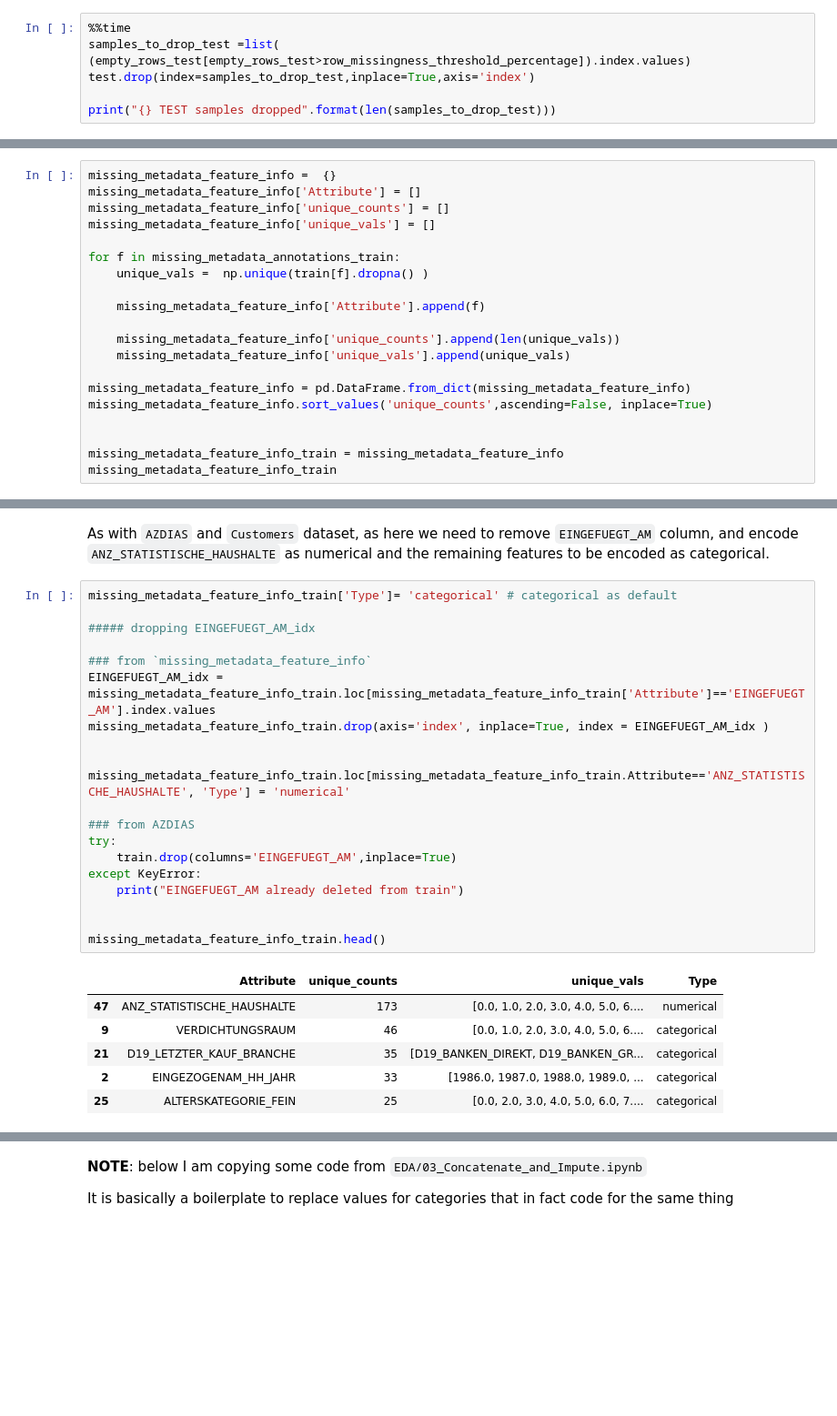
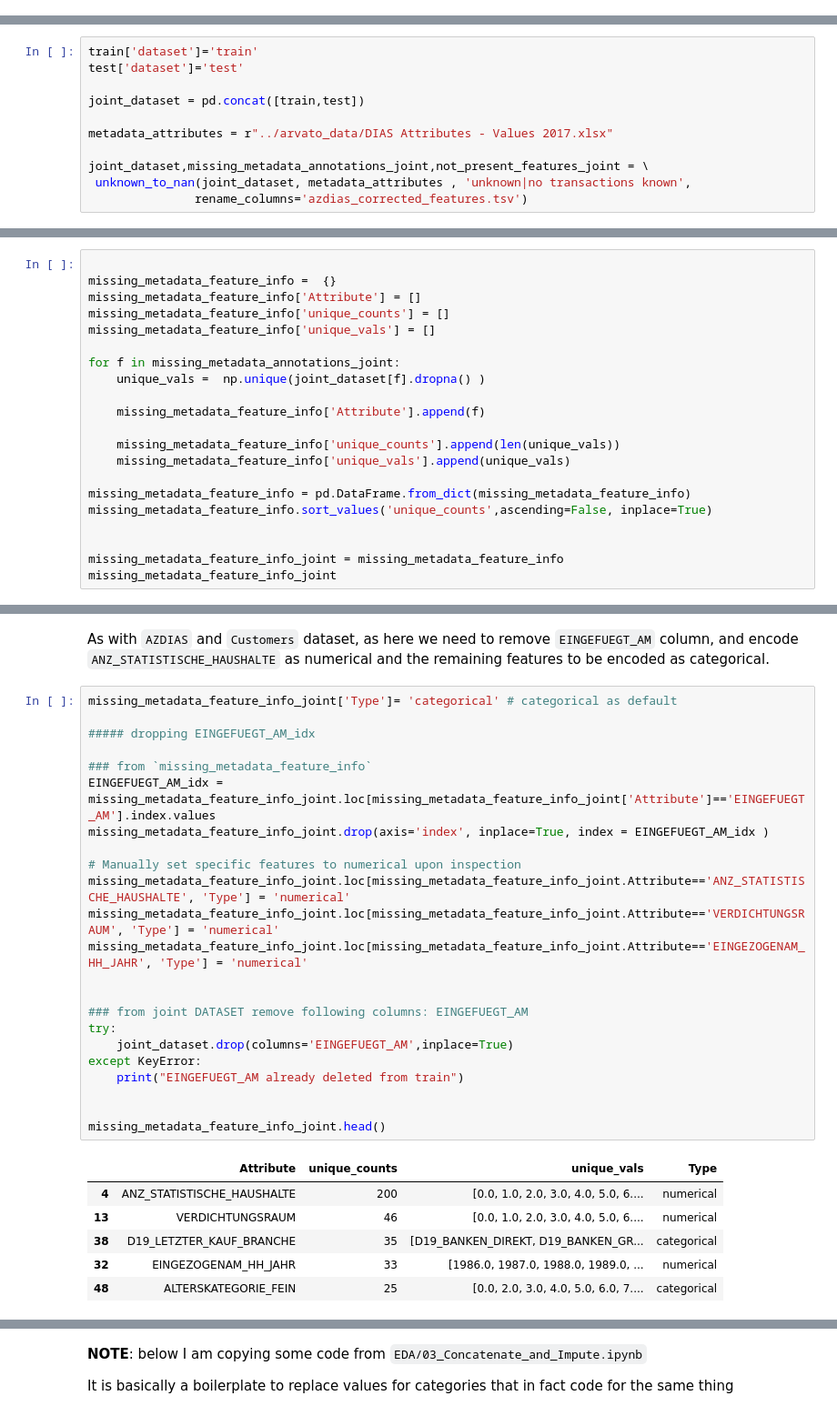
Before and after one commit to vaxherra/Arvato-Customer-Segmentation, a Jupyter notebook: EDA/04_MAILOUT.ipynb, the cells around one changed output, grey strips where cells are left out. Shown: that part at 91% size. Cells and saved outputs as stored; diff of their text form; blank space fills up the shorter version.

```diff
--- a/EDA/04_MAILOUT.ipynb
+++ b/EDA/04_MAILOUT.ipynb
@@ -347,6 +352,0 @@ Wall time: 49.9 ms
-# %%
-%%time
-samples_to_drop_test =list( (empty_rows_test[empty_rows_test>row_missingness_threshold_percentage]).index.values)
-test.drop(index=samples_to_drop_test,inplace=True,axis='index')
-
-print("{} TEST samples dropped".format(len(samples_to_drop_test)))
@@ -403,0 +406,11 @@ False
+# %%
+train['dataset']='train'
+test['dataset']='test'
+
+joint_dataset = pd.concat([train,test])
+
+metadata_attributes = r"../arvato_data/DIAS Attributes - Values 2017.xlsx"
+
+joint_dataset,missing_metadata_annotations_joint,not_present_features_joint = \
+ unknown_to_nan(joint_dataset, metadata_attributes , 'unknown|no transactions known',
+               rename_columns='azdias_corrected_features.tsv')
@@ -404,11 +441,12 @@ False
 # %%
+
 missing_metadata_feature_info =  {}
 missing_metadata_feature_info['Attribute'] = []
 missing_metadata_feature_info['unique_counts'] = []
 missing_metadata_feature_info['unique_vals'] = []
 
-for f in missing_metadata_annotations_train:
-    unique_vals =  np.unique(train[f].dropna() )
+for f in missing_metadata_annotations_joint:
+    unique_vals =  np.unique(joint_dataset[f].dropna() )
 
     missing_metadata_feature_info['Attribute'].append(f)
 
@@ -419,7 +457,7 @@ missing_metadata_feature_info = pd.DataFrame.from_dict(missing_metadata_feature_
 missing_metadata_feature_info.sort_values('unique_counts',ascending=False, inplace=True)
 
 
-missing_metadata_feature_info_train = missing_metadata_feature_info
-missing_metadata_feature_info_train
+missing_metadata_feature_info_joint = missing_metadata_feature_info
+missing_metadata_feature_info_joint
 # %% [output]
 |  | Attribute | unique_counts | unique_vals |
@@ -469,29 +480,32 @@ missing_metadata_feature_info_test.head()
 # %% [markdown]
 As with `AZDIAS` and `Customers` dataset, as here we need to remove `EINGEFUEGT_AM` column, and encode `ANZ_STATISTISCHE_HAUSHALTE` as numerical and the remaining features to be encoded as categorical.
 # %%
-missing_metadata_feature_info_train['Type']= 'categorical' # categorical as default
+missing_metadata_feature_info_joint['Type']= 'categorical' # categorical as default
 
 ##### dropping EINGEFUEGT_AM_idx
 
 ### from `missing_metadata_feature_info`
-EINGEFUEGT_AM_idx = missing_metadata_feature_info_train.loc[missing_metadata_feature_info_train['Attribute']=='EINGEFUEGT_AM'].index.values
-missing_metadata_feature_info_train.drop(axis='index', inplace=True, index = EINGEFUEGT_AM_idx )
+EINGEFUEGT_AM_idx = missing_metadata_feature_info_joint.loc[missing_metadata_feature_info_joint['Attribute']=='EINGEFUEGT_AM'].index.values
+missing_metadata_feature_info_joint.drop(axis='index', inplace=True, index = EINGEFUEGT_AM_idx )
+
+# Manually set specific features to numerical upon inspection
+missing_metadata_feature_info_joint.loc[missing_metadata_feature_info_joint.Attribute=='ANZ_STATISTISCHE_HAUSHALTE', 'Type'] = 'numerical'
+missing_metadata_feature_info_joint.loc[missing_metadata_feature_info_joint.Attribute=='VERDICHTUNGSRAUM', 'Type'] = 'numerical'
+missing_metadata_feature_info_joint.loc[missing_metadata_feature_info_joint.Attribute=='EINGEZOGENAM_HH_JAHR', 'Type'] = 'numerical'
 
 
-missing_metadata_feature_info_train.loc[missing_metadata_feature_info_train.Attribute=='ANZ_STATISTISCHE_HAUSHALTE', 'Type'] = 'numerical'
-
-### from AZDIAS
+### from joint DATASET remove following columns: EINGEFUEGT_AM
 try:
-    train.drop(columns='EINGEFUEGT_AM',inplace=True)
+    joint_dataset.drop(columns='EINGEFUEGT_AM',inplace=True)
 except KeyError:
     print("EINGEFUEGT_AM already deleted from train")
 
 
-missing_metadata_feature_info_train.head()
+missing_metadata_feature_info_joint.head()
 # %% [output]
 |  | Attribute | unique_counts | unique_vals | Type |
-| 47 | ANZ_STATISTISCHE_HAUSHALTE | 173 | [0.0, 1.0, 2.0, 3.0, 4.0, 5.0, 6.... | numerical |
-| 9 | VERDICHTUNGSRAUM | 46 | [0.0, 1.0, 2.0, 3.0, 4.0, 5.0, 6.... | categorical |
-| 21 | D19_LETZTER_KAUF_BRANCHE | 35 | [D19_BANKEN_DIREKT, D19_BANKEN_GR... | categorical |
-| 2 | EINGEZOGENAM_HH_JAHR | 33 | [1986.0, 1987.0, 1988.0, 1989.0, ... | categorical |
-| 25 | ALTERSKATEGORIE_FEIN | 25 | [0.0, 2.0, 3.0, 4.0, 5.0, 6.0, 7.... | categorical |
+| 4 | ANZ_STATISTISCHE_HAUSHALTE | 200 | [0.0, 1.0, 2.0, 3.0, 4.0, 5.0, 6.... | numerical |
+| 13 | VERDICHTUNGSRAUM | 46 | [0.0, 1.0, 2.0, 3.0, 4.0, 5.0, 6.... | numerical |
+| 38 | D19_LETZTER_KAUF_BRANCHE | 35 | [D19_BANKEN_DIREKT, D19_BANKEN_GR... | categorical |
+| 32 | EINGEZOGENAM_HH_JAHR | 33 | [1986.0, 1987.0, 1988.0, 1989.0, ... | numerical |
+| 48 | ALTERSKATEGORIE_FEIN | 25 | [0.0, 2.0, 3.0, 4.0, 5.0, 6.0, 7.... | categorical |
```
Also changed, not shown: parts of 48 cells of this notebook.
